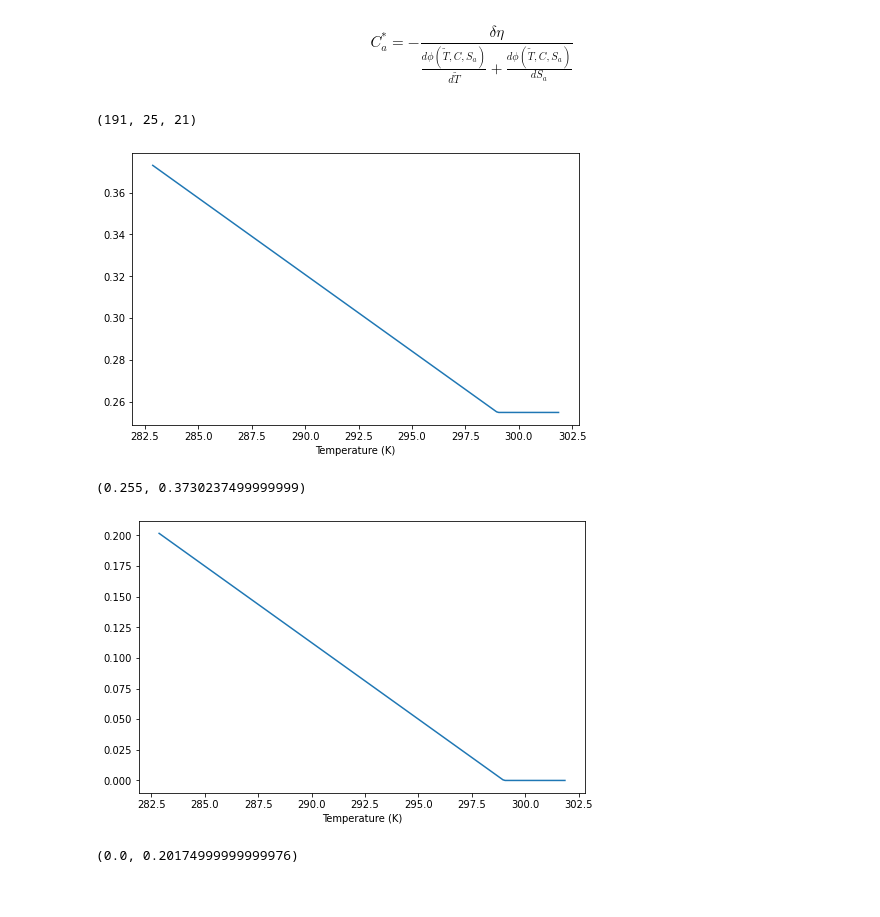
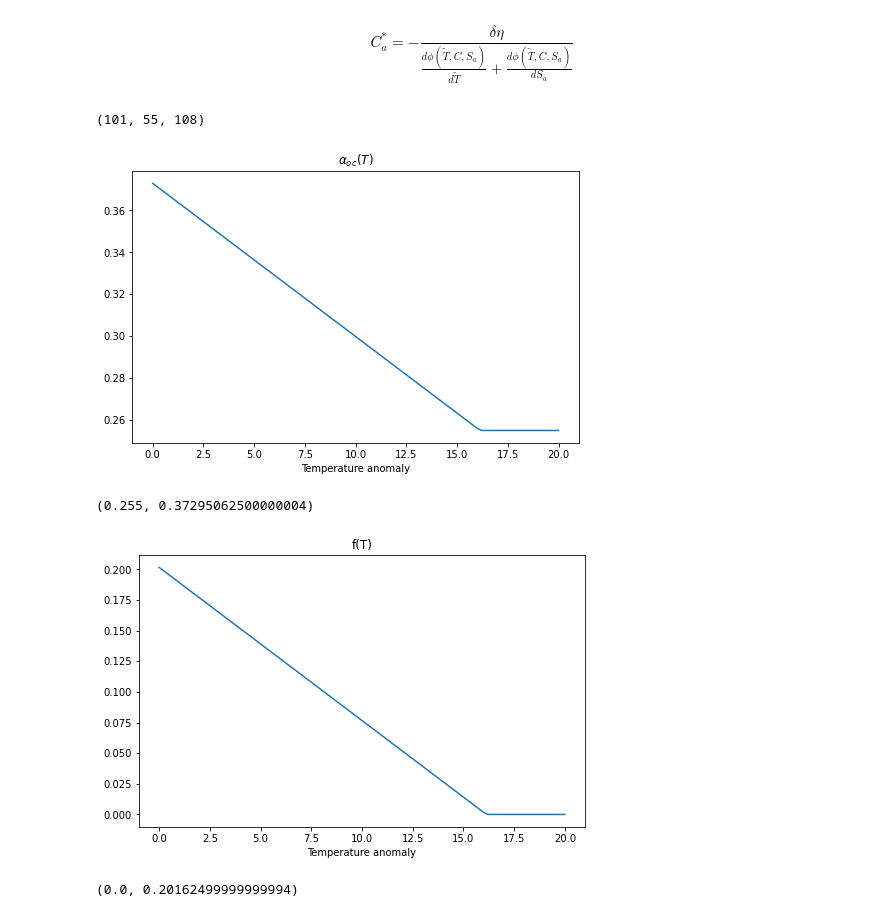
Before and after one commit to binchengecon/TwoCapital, a Jupyter notebook: nonlinearCarbon/HJB_3D.ipynb, the cells around one changed output. Cells and saved outputs as stored; diff of their text form; code cells hidden in the pictures.

Commit message:
update parameters to celsius and gigaton

```diff
--- a/nonlinearCarbon/HJB_3D.ipynb
+++ b/nonlinearCarbon/HJB_3D.ipynb
@@ -206,29 +200,29 @@ def oceanbioflux(T, F, sa):
 def oceanatmcorrflux(C):
     return 1 / tauc * (- cod * C)
 # %%
-# Economic paramaters # Control Ca to be around 10, gigaton,
+# Economic paramaters
 gamma_1 = 1.7675 / 10000.
 gamma_2 = 2 * 0.0022
-delta = 0.01
-eta = 0.032
+delta   = 0.01
+eta     = 0.032
 
 # State variable
-# Temperature anomaly
-T_min = 0. # Preindustrial
-T_max = 20. #
-hT = 0.1
+# Temperature anomaly, in celsius
+T_min  = 0.
+T_max  = 20. #
+hT     = 0.2
 T_grid = np.arange(T_min, T_max + hT, hT)
 
-# atmospheric carbon concentration, transform to gigaton
-C_min = C0 - 200. # 250 x ppm x
-C_max = C0 + 400. # 300
-hC = 25
+# atmospheric carbon concentration, in gigaton
+C_min  = 532.5
+C_max  = 1065
+hC     = 10
 C_grid = np.arange(C_min, C_max + hC, hC)
 
-# F, Sa in the notes, accumulative anthropogenic carbon
-F_min = 0. # 10. avaoid
-F_max = 800. # 2500 x2.13 gm # # on hold -> 4000 / 2.13 ppm
-hF = 40.
+# F, Sa in the notes, accumulative anthropogenic carbon, in gigaton
+F_min = 10 # 10. avaoid
+F_max = 5325. # 2500 x2.13 gm # # on hold -> 4000 / 2.13 ppm
+hF = 50.
 F_grid = np.arange(F_min, F_max + hF, hF)
 
 # meshgrid
@@ -241,28 +235,29 @@ stateSpace = np.hstack([
 
 T_mat.shape
 # %% [output]
-(191, 25, 21)
+(101, 55, 108)
 # %%
-Too = 282.86
+To = 9.72 # Mean with no anthropogenic carbon emissions, in Cᵒ
 # %%
-α_ocean = alphaocean(T_grid + Too)
-plt.plot(Too + T_grid, α_ocean)
-plt.xlabel("Temperature (K)")
-
+α_ocean = alphaocean(T_grid + To)
+plt.plot(T_grid, α_ocean)
+plt.xlabel("Temperature anomaly")
+plt.title("$α_{oc}(T)$")
 plt.show()
 α_ocean.min(), α_ocean.max()
 # %% [output]
-[figure, old version]
+[figure, new version]
-(0.255, 0.3730237499999999)
+(0.255, 0.37295062500000004)
 # %%
-frac_sea_ice = fracseaice(T_grid + Too)
-plt.plot(T_grid + Too, frac_sea_ice)
-plt.xlabel("Temperature (K)")
+frac_sea_ice = fracseaice(T_grid + To)
+plt.plot(T_grid, frac_sea_ice)
+plt.xlabel("Temperature anomaly")
+plt.title("f(T)")
 plt.show()
 frac_sea_ice.min(), frac_sea_ice.max()
 # %% [output]
-[figure, old version]
+[figure, new version]
-(0.0, 0.20174999999999976)
+(0.0, 0.20162499999999994)
 # %%
 bio_pump_efficiency = biopump(F_grid)
 plt.plot(F_grid, bio_pump_efficiency)
```
Also changed, not shown: parts of 15 cells of this notebook.
